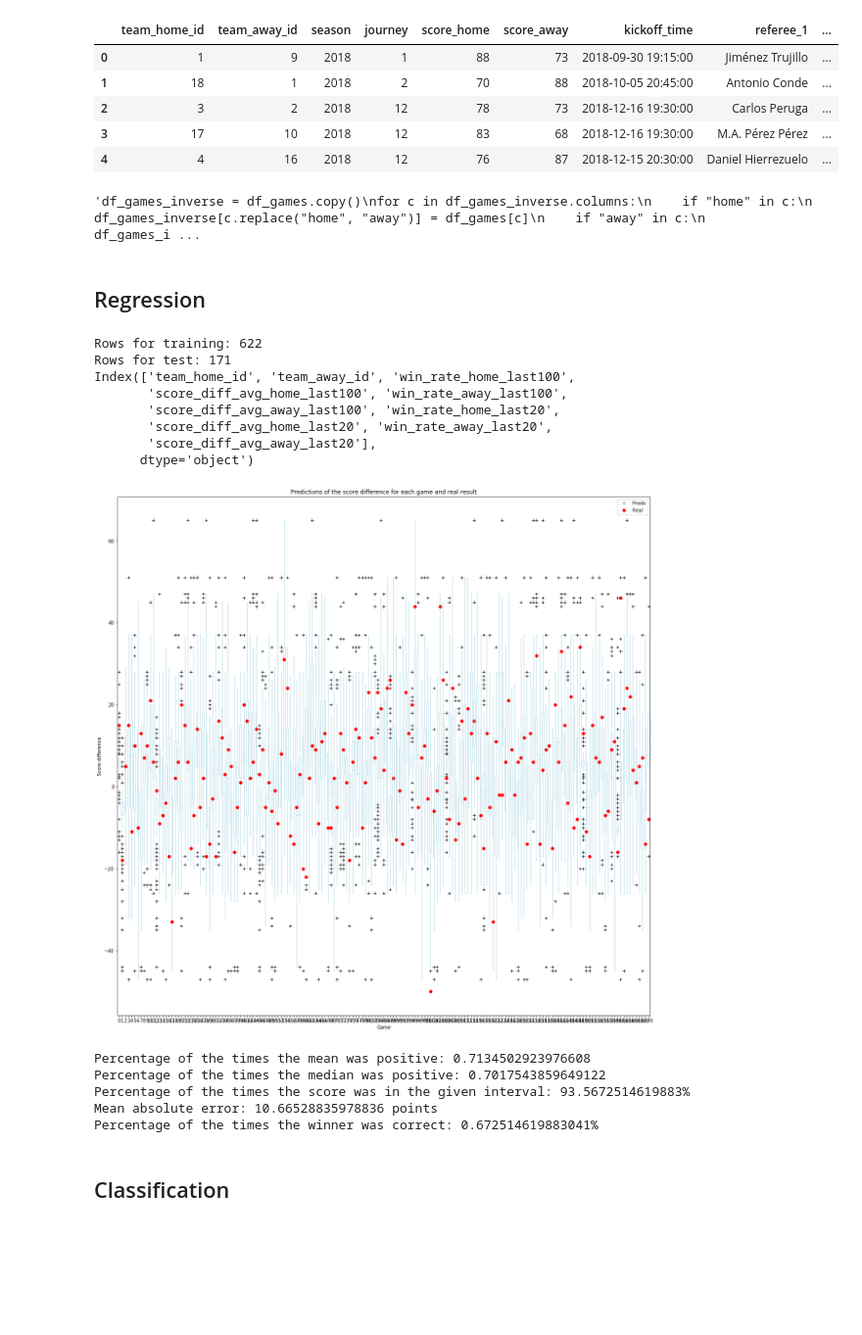
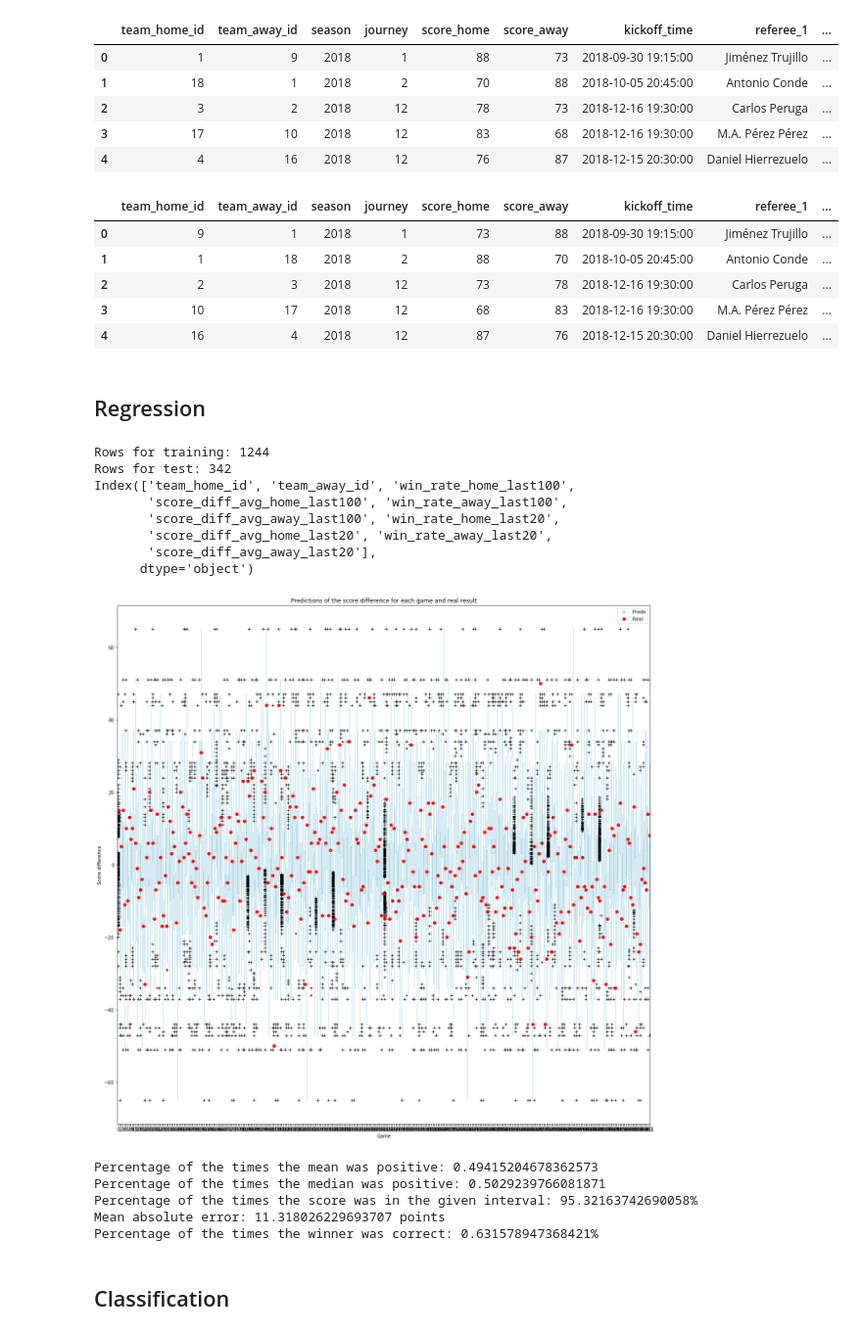
Before and after one commit to fsantoga/acb, a Jupyter notebook: ml/ML.ipynb, the cells around one changed output. Shown at 98% size. Drawn from its saved outputs; the diff is of its cells as text; code cells hidden in the pictures; blank space fills up the shorter version.

```diff
--- a/ml/ML.ipynb
+++ b/ml/ML.ipynb
@@ -156,21 +157,26 @@ df_games.head()
 | 3 | 17 | 10 | 2018 | 12 | 83 | 68 | 2018-12-16 19:30:00 | M.A. Pérez Pérez | ... |
 | 4 | 4 | 16 | 2018 | 12 | 76 | 87 | 2018-12-15 20:30:00 | Daniel Hierrezuelo | ... |
 # %%
-"""df_games_inverse = df_games.copy()
+df_games_inverse = df_games.copy()
 for c in df_games_inverse.columns:
     if "home" in c:
         df_games_inverse[c.replace("home", "away")] = df_games[c]
     if "away" in c:
         df_games_inverse[c.replace("away", "home")] = df_games[c]
 df_games_inverse["score_difference"] = -df_games["score_difference"]
-df_games_inverse.head()"""
+df_games_inverse.head()
 # %% [output]
-'df_games_inverse = df_games.copy()\nfor c in df_games_inverse.columns:\n    if "home" in c:\n        df_games_inverse[c.replace("home", "away")] = df_games[c]\n    if "away" in c:\n        df_games_i ...
+|  | team_home_id | team_away_id | season | journey | score_home | score_away | kickoff_time | referee_1 | ... |
+| 0 | 9 | 1 | 2018 | 1 | 73 | 88 | 2018-09-30 19:15:00 | Jiménez Trujillo | ... |
+| 1 | 1 | 18 | 2018 | 2 | 88 | 70 | 2018-10-05 20:45:00 | Antonio Conde | ... |
+| 2 | 2 | 3 | 2018 | 12 | 73 | 78 | 2018-12-16 19:30:00 | Carlos Peruga | ... |
+| 3 | 10 | 17 | 2018 | 12 | 68 | 83 | 2018-12-16 19:30:00 | M.A. Pérez Pérez | ... |
+| 4 | 16 | 4 | 2018 | 12 | 87 | 76 | 2018-12-15 20:30:00 | Daniel Hierrezuelo | ... |
 # %% [markdown]
 ## Regression
 # %%
-#df_final = pd.concat([df_games, df_games_inverse], ignore_index = True)
-df_final = df_games.copy()
+df_final = pd.concat([df_games, df_games_inverse], ignore_index = True)
+#df_final = df_games.copy()
 df_final.drop(["score_home", "score_away", "journey", "kickoff_time", "referee_1"], axis=1, inplace=True)
 #df_final = df_final[["win_rate_home", "score_diff_avg_home", "win_rate_away", "score_diff_avg_away", "season", "score_difference"]]
 
@@ -189,7 +195,7 @@ y_test = test['score_difference'].values
 
 # Train algorithm
 print(X_train.columns)
-model = RandomForestRegressor(n_estimators=1000, random_state=20, max_depth=None, n_jobs=-1)
+model = RandomForestRegressor(n_estimators=10000, random_state=0, max_depth=20, n_jobs=-1)
 model.fit(X_train, y_train)
 
 #print(model.feature_importances_)
@@ -221,41 +227,41 @@ df_preds_estimators["Lower"] = df_preds_estimators.apply(
     lambda x: np.percentile(x, 25) - 1.5 * (np.percentile(x, 75) - np.percentile(x, 25)), axis=1)
 df_preds_estimators["Real"] = y_test
 
 mean_aux = df_preds_estimators.apply(lambda x: 1 if x.mean() >= 0 else 0, axis=1)
 print("Percentage of the times the mean was positive:", mean_aux.mean())
 median_aux=df_preds_estimators.apply(lambda x: 1 if np.percentile(x, 50)>=0 else 0, axis=1)
 print("Percentage of the times the median was positive:", median_aux.mean())
 
 df_preds_estimators["score_in_range?"] = (df_preds_estimators["Real"] >= df_preds_estimators["Lower"]) \
                                          & (df_preds_estimators["Real"] <= df_preds_estimators["Upper"])
 print("Percentage of the times the score was in the given interval: {}%".format(
     100 * float(df_preds_estimators["score_in_range?"].sum()) / len(df_preds_estimators)))
 
 
 # Predicting score directly
 y_pred = model.predict(X_test)
 
 d = {'Real': y_test, 'Pred': y_pred}
 df_res = pd.DataFrame(data=d)
 df_res["winner_correct?"] = np.sign(df_res["Real"]) == np.sign(df_res["Pred"])
 print("Mean absolute error: {} points".format(metrics.mean_absolute_error(y_test, y_pred)))
 print("Percentage of the times the winner was correct: {}%".format(
     float(df_res["winner_correct?"].sum()) / len(df_res)))
 # %% [output]
-Rows for training: 622
-Rows for test: 171
+Rows for training: 1244
+Rows for test: 342
 Index(['team_home_id', 'team_away_id', 'win_rate_home_last100',
        'score_diff_avg_home_last100', 'win_rate_away_last100',
        'score_diff_avg_away_last100', 'win_rate_home_last20',
        'score_diff_avg_home_last20', 'win_rate_away_last20',
        'score_diff_avg_away_last20'],
       dtype='object')
-[figure, old version]
+[figure, new version]
-Percentage of the times the mean was positive: 0.7134502923976608
-Percentage of the times the median was positive: 0.7017543859649122
-Percentage of the times the score was in the given interval: 93.5672514619883%
-Mean absolute error: 10.66528835978836 points
-Percentage of the times the winner was correct: 0.672514619883041%
+Percentage of the times the mean was positive: 0.49415204678362573
+Percentage of the times the median was positive: 0.5029239766081871
+Percentage of the times the score was in the given interval: 95.32163742690058%
+Mean absolute error: 11.318026229693707 points
+Percentage of the times the winner was correct: 0.631578947368421%
 # %% [markdown]
 ## Classification
 # %%
```
Also changed, not shown: parts of 9 cells of this notebook.
